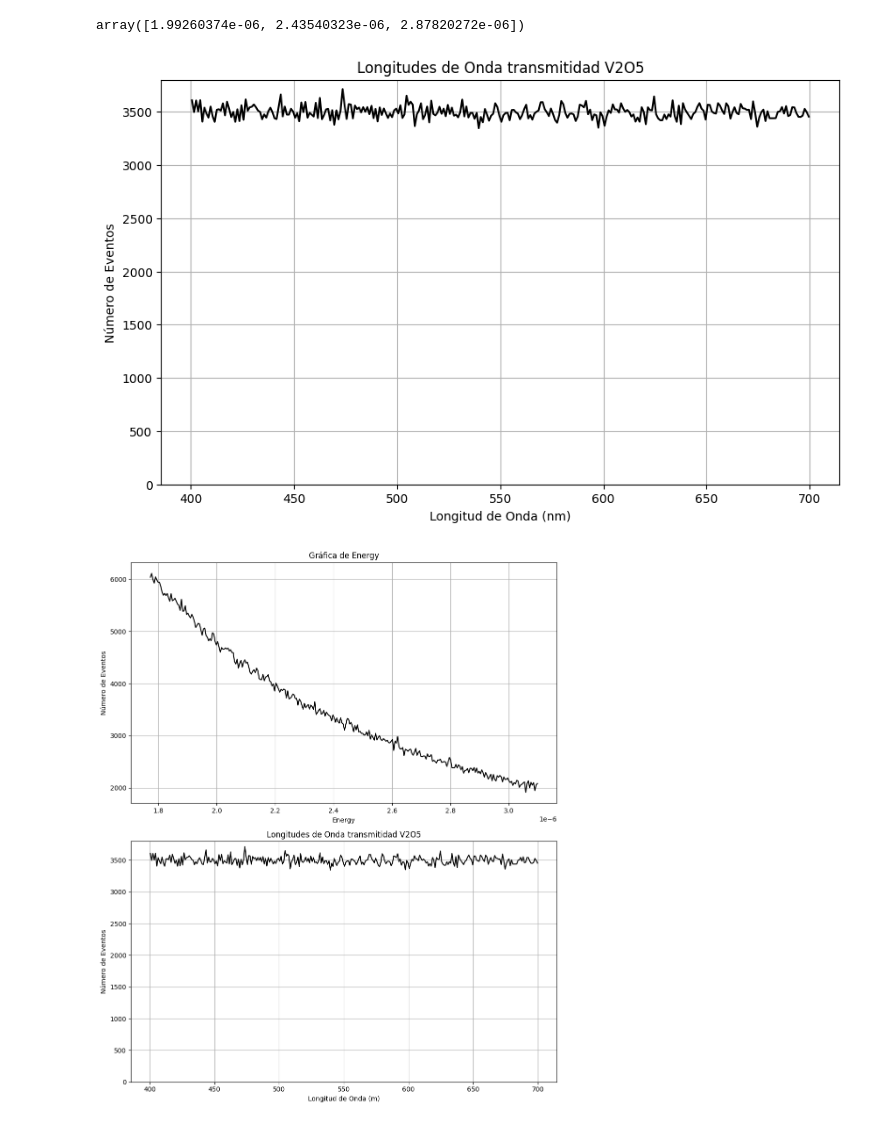
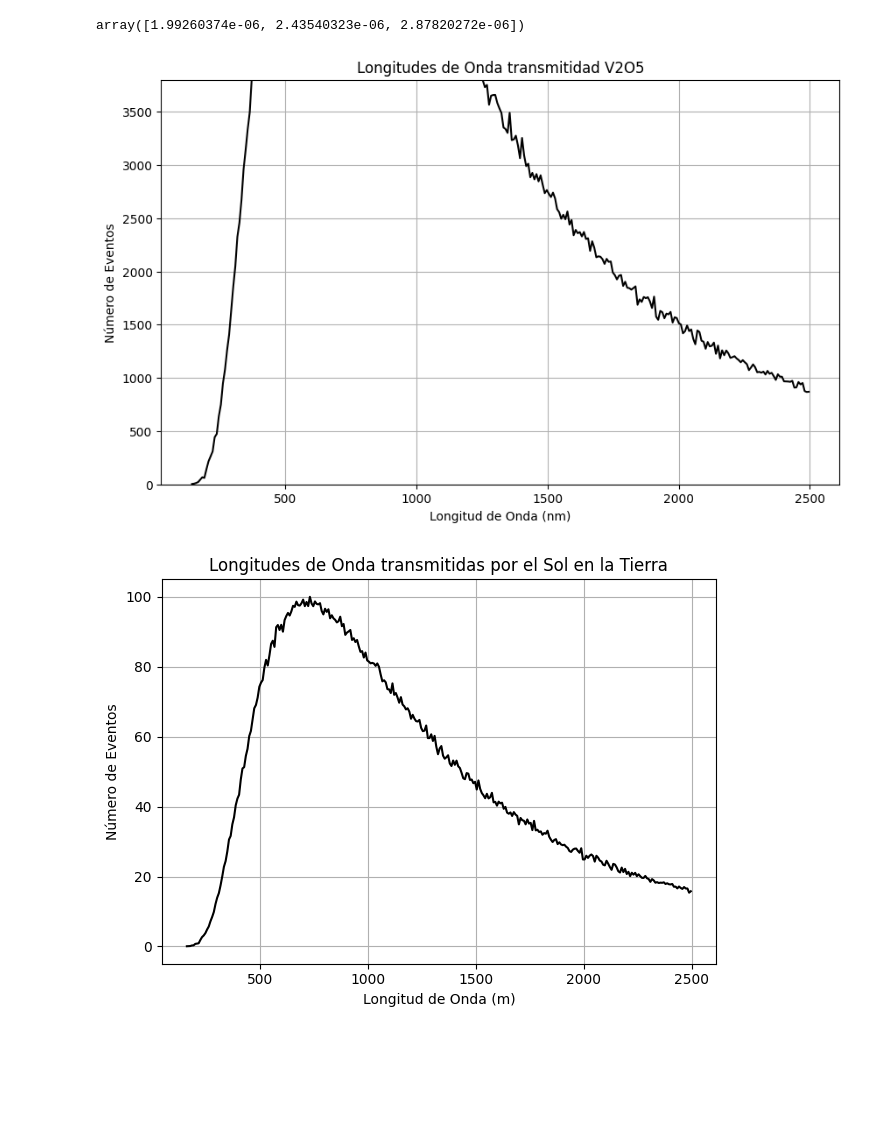
Before and after one commit to alonsoaf777/Geant4Charact2, a Jupyter notebook: G4-PCM/Codes/Spectrum.ipynb, the cells around one changed output. Saved outputs shown, nothing was run; the diff lists cells and outputs as text; code cells hidden in the pictures; blank space fills up the shorter version.

```diff
--- a/G4-PCM/Codes/Spectrum.ipynb
+++ b/G4-PCM/Codes/Spectrum.ipynb
@@ -60,7 +60,7 @@ else:
     plt.figure(figsize=(10, 6))
     plt.plot(bin_centers, counts, linestyle='-', color='black')
     plt.title(f'Gráfica de {branch_name}')
-    plt.xlabel(f'branch_name {eV}')
+    plt.xlabel(f'{branch_name} eV')
     plt.ylabel('Número de Eventos')
     plt.grid(True)
     plt.show()
@@ -122,7 +122,7 @@ else:
 
     plt.show()
 # %% [output]
-[figure, old version]
+[figure, new version]
 # %%
 import uproot
 import pandas as pd
@@ -142,41 +142,42 @@ with uproot.open(file_path) as file:
     tree = file[tree_name]
     # Lee toda la ntuple y convierte a un DataFrame
     df = tree.arrays(library="pd")
 
 # Verifica si la columna 'branch_name' está en el DataFrame
 if branch_name not in df.columns:
     print(f"Columna '{branch_name}' no encontrada en el DataFrame.")
 else:
     # Calcula el histograma de energía
     data = df[branch_name].dropna()
     counts_energy, bins_energy = np.histogram(data, bins=300)
     bin_centers_energy = (bins_energy[:-1] + bins_energy[1:]) / 2
 
     # Convierte energía (eV) a longitud de onda (nm)
     wavelengths = eV_to_nm / data
     counts_wavelength, bins_wavelength = np.histogram(wavelengths, bins=300)
     bin_centers_wavelength = (bins_wavelength[:-1] + bins_wavelength[1:]) / 2
 
     # Crea la figura y las subgráficas
-    fig, (ax1, ax2) = plt.subplots(2, 1, figsize=(10, 12))
+    # fig, (ax1, ax2) = plt.subplots(2, 1, figsize=(10, 12))
+    fig, (ax2) = plt.subplots(1, 1)
 
-    # Primera gráfica (Energía)
-    ax1.plot(bin_centers_energy, counts_energy, linestyle='-', color='black')
-    ax1.set_title(f'Gráfica de {branch_name}')
-    ax1.set_xlabel(branch_name)
-    ax1.set_ylabel('Número de Eventos')
-    ax1.grid(True)
+    # # Primera gráfica (Energía)
+    # ax1.plot(bin_centers_energy, counts_energy, linestyle='-', color='black')
+    # ax1.set_title(f'Gráfica de {branch_name}')
+    # ax1.set_xlabel(branch_name)
+    # ax1.set_ylabel('Número de Eventos')
+    # ax1.grid(True)
 
     # Segunda gráfica (Longitud de onda)
-    ax2.plot(bin_centers_wavelength, counts_wavelength, linestyle='-', color='black')
-    ax2.set_title('Longitudes de Onda transmitidad V2O5')
+    norm_wl = counts_wavelength*100/6817
+    ax2.plot(bin_centers_wavelength, norm_wl, linestyle='-', color='black')
+    ax2.set_title('Longitudes de Onda transmitidas por el Sol en la Tierra')
     ax2.set_xlabel('Longitud de Onda (m)')
     ax2.set_ylabel('Número de Eventos')
     ax2.grid(True)
-    ax2.set_ylim(0, 3800)
 
     # Muestra la figura
     plt.tight_layout()
     plt.show()
 # %% [output]
-[figure, old version]
+[figure, new version]
```
Also changed, not shown: parts of 3 cells of this notebook, 2 other files.
